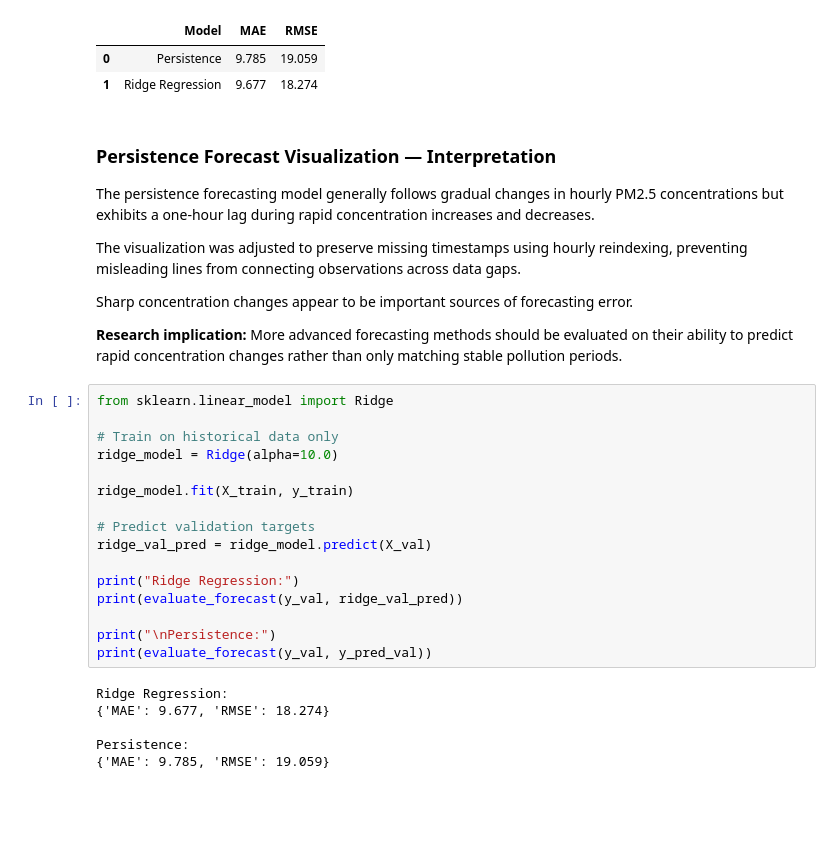
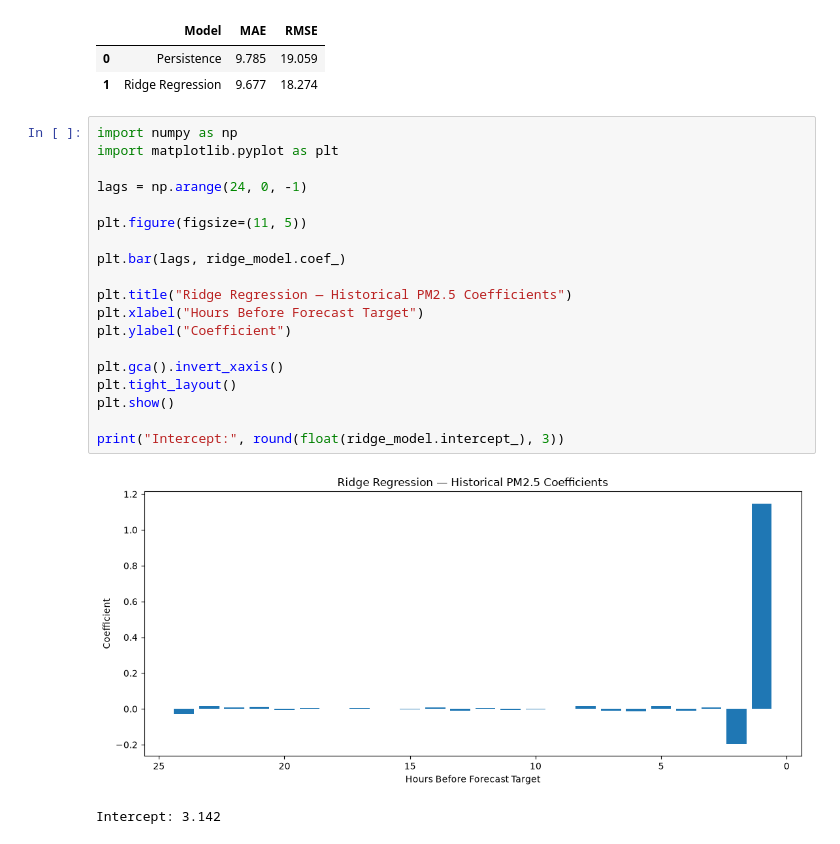
Before and after one commit to shbnm93/air-quality-retrieval-ai, a Jupyter notebook: notebooks/02_forecasting_preparation.ipynb, the cells around one changed output. Drawn from its saved outputs; the diff is of its cells as text; blank space fills up the shorter version.

Commit message:
Refactor forecasting notebook and document Ridge tuning

```diff
--- a/notebooks/02_forecasting_preparation.ipynb
+++ b/notebooks/02_forecasting_preparation.ipynb
@@ -408,35 +455,25 @@ display(comparison)
 |  | Model | MAE | RMSE |
 | 0 | Persistence | 9.785 | 19.059 |
 | 1 | Ridge Regression | 9.677 | 18.274 |
-# %% [markdown]
-### Persistence Forecast Visualization — Interpretation
-
-The persistence forecasting model generally follows gradual changes in hourly PM2.5 concentrations but exhibits a one-hour lag during rapid concentration increases and decreases.
-
-The visualization was adjusted to preserve missing timestamps using hourly reindexing, preventing misleading lines from connecting observations across data gaps.
-
-Sharp concentration changes appear to be important sources of forecasting error.
-
-**Research implication:** More advanced forecasting methods should be evaluated on their ability to predict rapid concentration changes rather than only matching stable pollution periods.
-# %%
-from sklearn.linear_model import Ridge
-
-# Train on historical data only
-ridge_model = Ridge(alpha=10.0)
-
-ridge_model.fit(X_train, y_train)
-
-# Predict validation targets
-ridge_val_pred = ridge_model.predict(X_val)
-
-print("Ridge Regression:")
-print(evaluate_forecast(y_val, ridge_val_pred))
-
-print("\nPersistence:")
-print(evaluate_forecast(y_val, y_pred_val))
-# %% [output]
-Ridge Regression:
-{'MAE': 9.677, 'RMSE': 18.274}
-
-Persistence:
-{'MAE': 9.785, 'RMSE': 19.059}
+# %%
+import numpy as np
+import matplotlib.pyplot as plt
+
+lags = np.arange(24, 0, -1)
+
+plt.figure(figsize=(11, 5))
+
+plt.bar(lags, ridge_model.coef_)
+
+plt.title("Ridge Regression — Historical PM2.5 Coefficients")
+plt.xlabel("Hours Before Forecast Target")
+plt.ylabel("Coefficient")
+
+plt.gca().invert_xaxis()
+plt.tight_layout()
+plt.show()
+
+print("Intercept:", round(float(ridge_model.intercept_), 3))
+# %% [output]
+[figure, added]
+Intercept: 3.142
```
Also changed, not shown: parts of 21 cells of this notebook.
